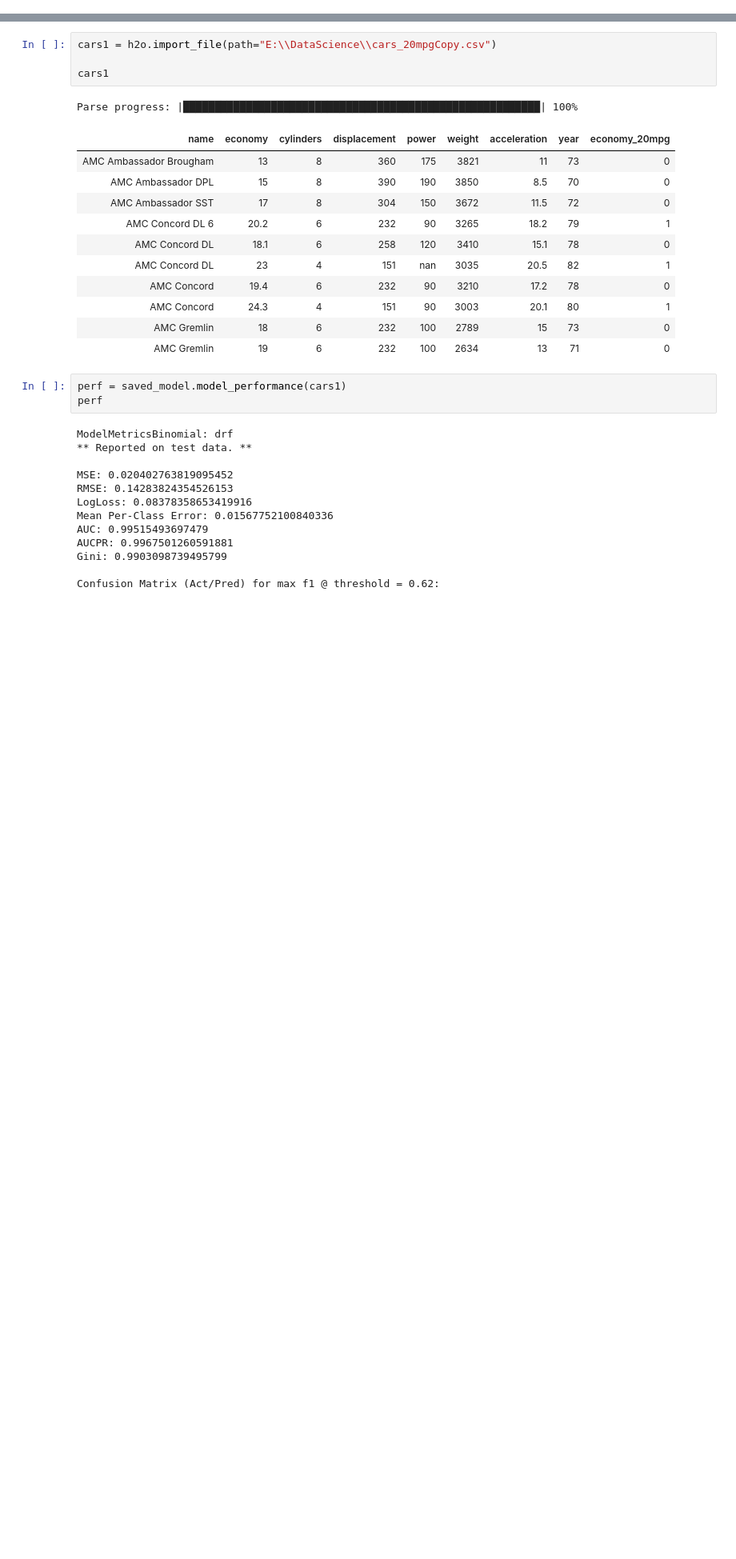
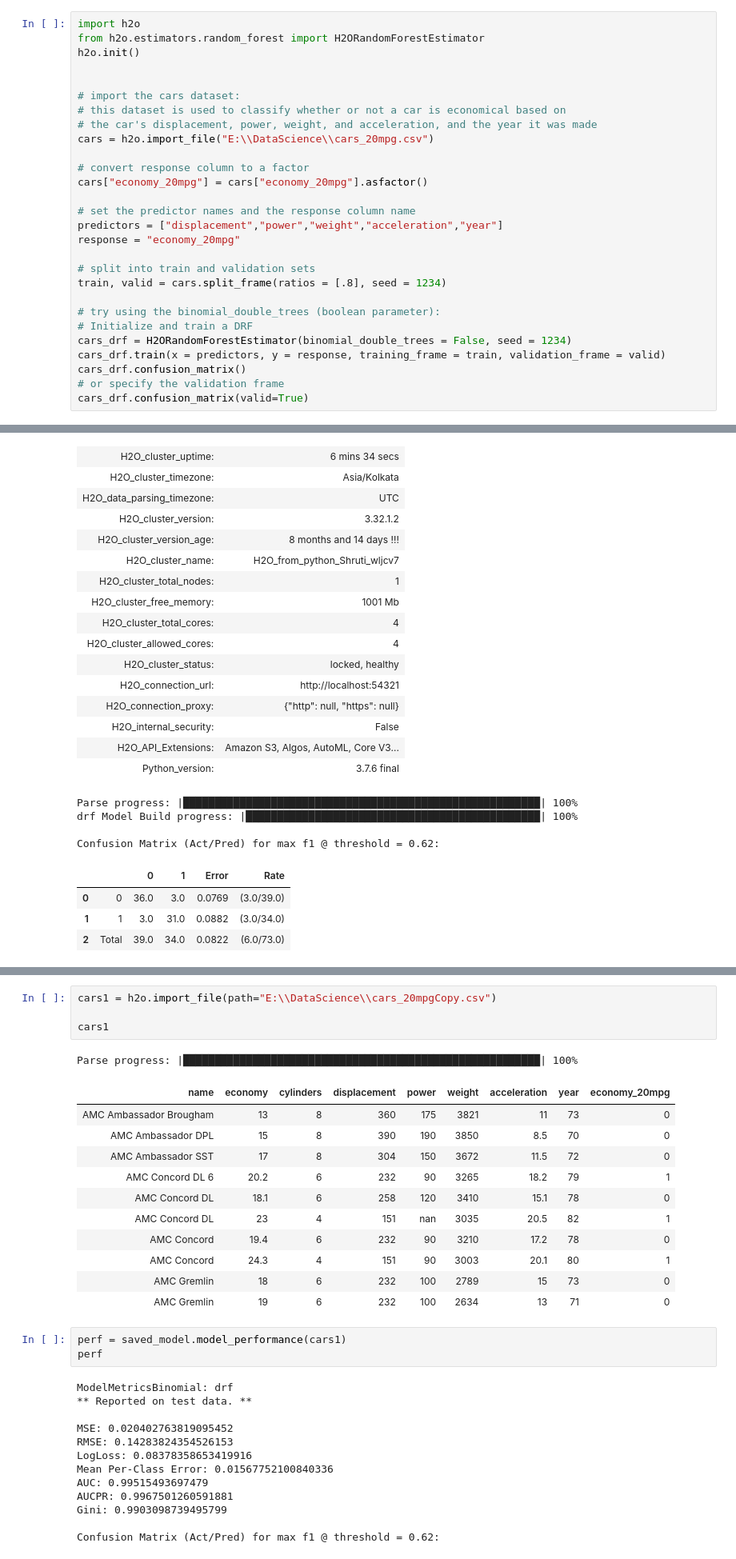
Before and after one commit to shtandon/Issues, a Jupyter notebook: predH2o.ipynb, the cells around one changed output, grey strips where cells are left out. Shown at 80% size. Drawn from its saved outputs; the diff is of its cells as text; blank space fills up the shorter version.

```diff
--- a/predH2o.ipynb
+++ b/predH2o.ipynb
@@ -112,0 +1,29 @@ Maximum Metrics: Maximum metrics at their respective thresholds
+# %%
+import h2o
+from h2o.estimators.random_forest import H2ORandomForestEstimator
+h2o.init()
+
+
+# import the cars dataset:
+# this dataset is used to classify whether or not a car is economical based on
+# the car's displacement, power, weight, and acceleration, and the year it was made
+cars = h2o.import_file("E:\\DataScience\\cars_20mpg.csv")
+
+# convert response column to a factor
+cars["economy_20mpg"] = cars["economy_20mpg"].asfactor()
+
+# set the predictor names and the response column name
+predictors = ["displacement","power","weight","acceleration","year"]
+response = "economy_20mpg"
+
+# split into train and validation sets
+train, valid = cars.split_frame(ratios = [.8], seed = 1234)
+
+# try using the binomial_double_trees (boolean parameter):
+# Initialize and train a DRF
+cars_drf = H2ORandomForestEstimator(binomial_double_trees = False, seed = 1234)
+cars_drf.train(x = predictors, y = response, training_frame = train, validation_frame = valid)
+cars_drf.confusion_matrix()
+# or specify the validation frame
+cars_drf.confusion_matrix(valid=True)
+# %% [output]
@@ -112,0 +32,24 @@ Maximum Metrics: Maximum metrics at their respective thresholds
+| H2O_cluster_uptime: | 6 mins 34 secs |
+| H2O_cluster_timezone: | Asia/Kolkata |
+| H2O_data_parsing_timezone: | UTC |
+| H2O_cluster_version: | 3.32.1.2 |
+| H2O_cluster_version_age: | 8 months and 14 days !!! |
+| H2O_cluster_name: | H2O_from_python_Shruti_wljcv7 |
+| H2O_cluster_total_nodes: | 1 |
+| H2O_cluster_free_memory: | 1001 Mb |
+| H2O_cluster_total_cores: | 4 |
+| H2O_cluster_allowed_cores: | 4 |
+| H2O_cluster_status: | locked, healthy |
+| H2O_connection_url: | http://localhost:54321 |
+| H2O_connection_proxy: | {"http": null, "https": null} |
+| H2O_internal_security: | False |
+| H2O_API_Extensions: | Amazon S3, Algos, AutoML, Core V3... |
+| Python_version: | 3.7.6 final |
+Parse progress: |█████████████████████████████████████████████████████████| 100%
+drf Model Build progress: |███████████████████████████████████████████████| 100%
+
+Confusion Matrix (Act/Pred) for max f1 @ threshold = 0.62:
+|  |  | 0 | 1 | Error | Rate |
+| 0 | 0 | 36.0 | 3.0 | 0.0769 | (3.0/39.0) |
+| 1 | 1 | 3.0 | 31.0 | 0.0882 | (3.0/34.0) |
+| 2 | Total | 39.0 | 34.0 | 0.0822 | (6.0/73.0) |
```
Also changed, not shown: parts of 8 cells of this notebook.
